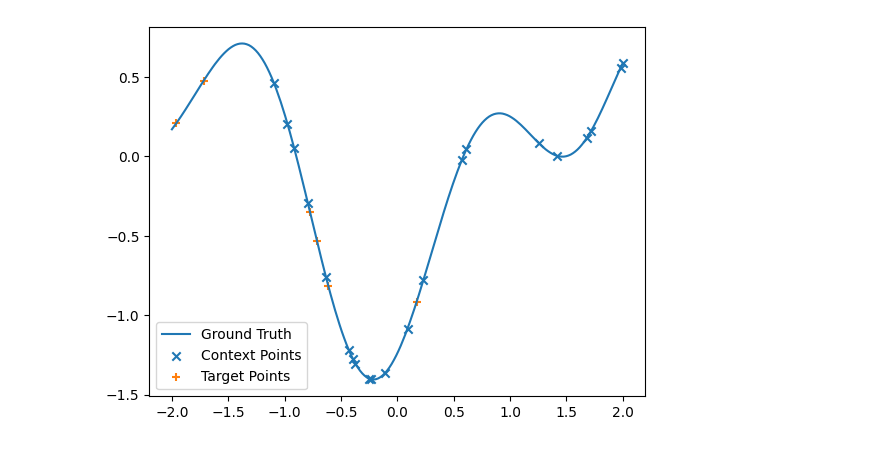
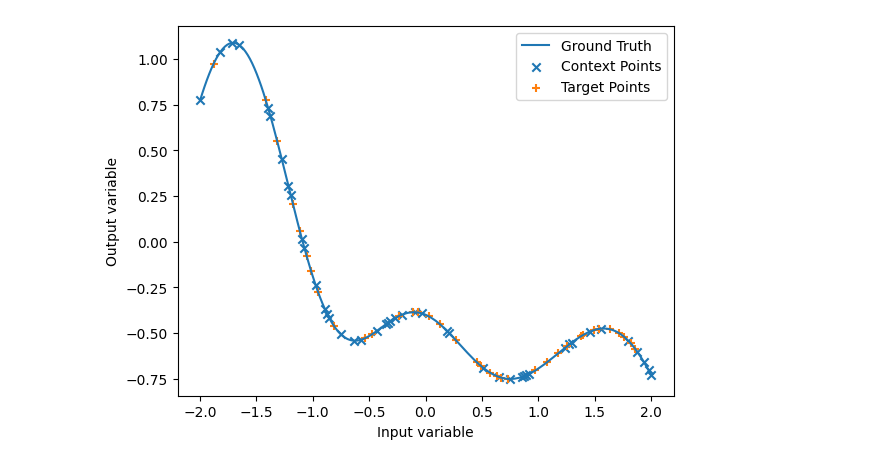
Before and after one commit to Sheev13/bnn_amort_inf, a Jupyter notebook: amort_bnn_meta_learning.ipynb, the cells around one changed output. Saved outputs shown, nothing was run; the diff lists cells and outputs as text; code cells hidden in the pictures.

```diff
--- a/amort_bnn_meta_learning.ipynb
+++ b/amort_bnn_meta_learning.ipynb
@@ -12,14 +15,16 @@ import tqdm.auto as tqdm
 torch.set_default_dtype(torch.float64)
 # %%
 gpdg = gp_datasets.GPDataGenerator()
-num_tasks = 50
+num_tasks = 10
 # %%
 tasks = [gpdg.generate_task() for i in range(num_tasks)]
-task = tasks[0]
+task = tasks[-1]
 plt.plot(task['x'], task['y'], label='Ground Truth')
 plt.scatter(task['x_context'], task['y_context'], label='Context Points', marker='x')
 plt.scatter(task['x_target'], task['y_target'], label='Target Points', marker='+')
+plt.xlabel('Input variable')
+plt.ylabel('Output variable')
 plt.legend()
 plt.show()
 # %% [output]
-[figure, old version]
+[figure, new version]
```
Also changed, not shown: parts of 6 cells of this notebook.
